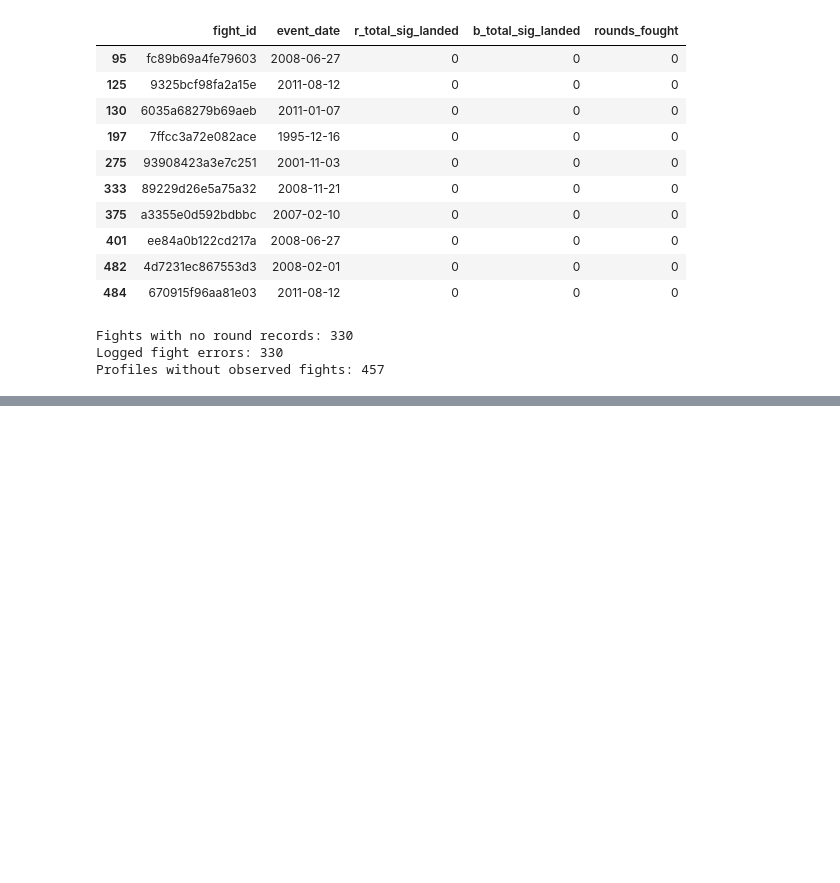
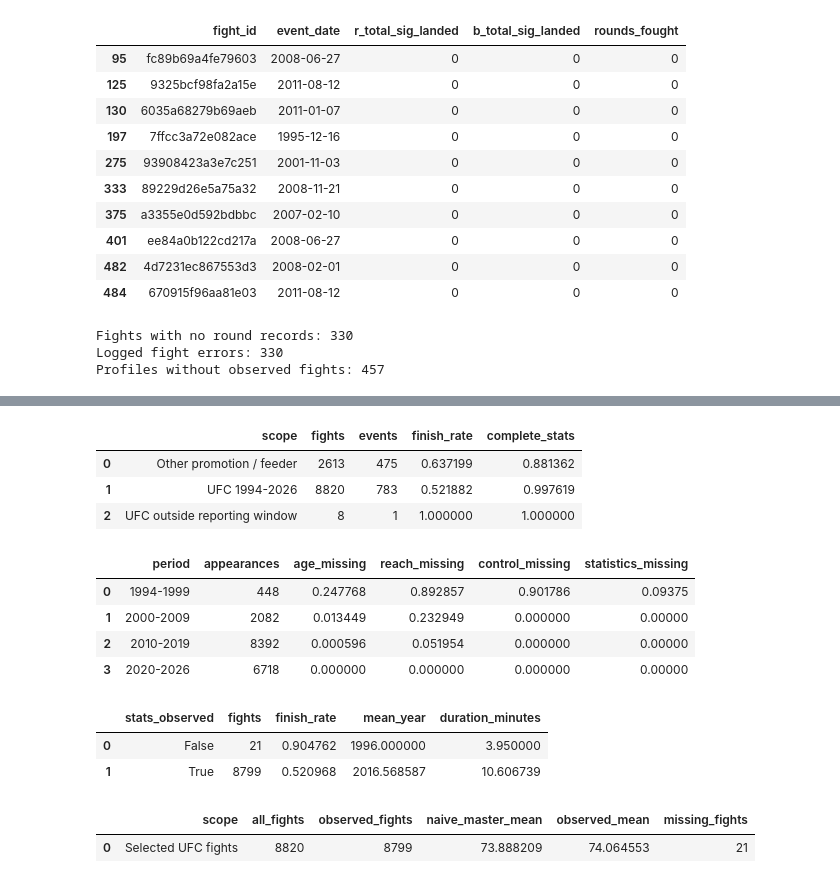
Before and after one commit to DQuanBui/UFC_Fights_Analysis, a Jupyter notebook: notebooks/01_data_understanding.ipynb, the cells around one changed output, grey strips where cells are left out. Cells and saved outputs as stored; diff of their text form; code cells hidden in the pictures; blank space fills up the shorter version.

Commit message:
feat: quantify source selection bias and missing-statistic distortion

```diff
--- a/notebooks/01_data_understanding.ipynb
+++ b/notebooks/01_data_understanding.ipynb
@@ -286,0 +291,4 @@ Profiles without observed fights: 457
+# %%
+from src.research import run_chapter, display_answers
+deep_tables, deep_answers = run_chapter('01')
+display_answers(deep_answers)
@@ -286,0 +311,26 @@ Profiles without observed fights: 457
+# %%
+display(deep_tables['deep_scope_bias'])
+# %% [output]
+|  | scope | fights | events | finish_rate | complete_stats |
+| 0 | Other promotion / feeder | 2613 | 475 | 0.637199 | 0.881362 |
+| 1 | UFC 1994-2026 | 8820 | 783 | 0.521882 | 0.997619 |
+| 2 | UFC outside reporting window | 8 | 1 | 1.000000 | 1.000000 |
+# %%
+display(deep_tables['deep_missingness'])
+# %% [output]
+|  | period | appearances | age_missing | reach_missing | control_missing | statistics_missing |
+| 0 | 1994-1999 | 448 | 0.247768 | 0.892857 | 0.901786 | 0.09375 |
+| 1 | 2000-2009 | 2082 | 0.013449 | 0.232949 | 0.000000 | 0.00000 |
+| 2 | 2010-2019 | 8392 | 0.000596 | 0.051954 | 0.000000 | 0.00000 |
+| 3 | 2020-2026 | 6718 | 0.000000 | 0.000000 | 0.000000 | 0.00000 |
+# %%
+display(deep_tables['deep_missing_selection'])
+# %% [output]
+|  | stats_observed | fights | finish_rate | mean_year | duration_minutes |
+| 0 | False | 21 | 0.904762 | 1996.000000 | 3.950000 |
+| 1 | True | 8799 | 0.520968 | 2016.568587 | 10.606739 |
+# %%
+display(deep_tables['deep_zero_bias'])
+# %% [output]
+|  | scope | all_fights | observed_fights | naive_master_mean | observed_mean | missing_fights |
+| 0 | Selected UFC fights | 8820 | 8799 | 73.888209 | 74.064553 | 21 |
```
Also changed, not shown: parts of 2 cells of this notebook, 7 other files.
